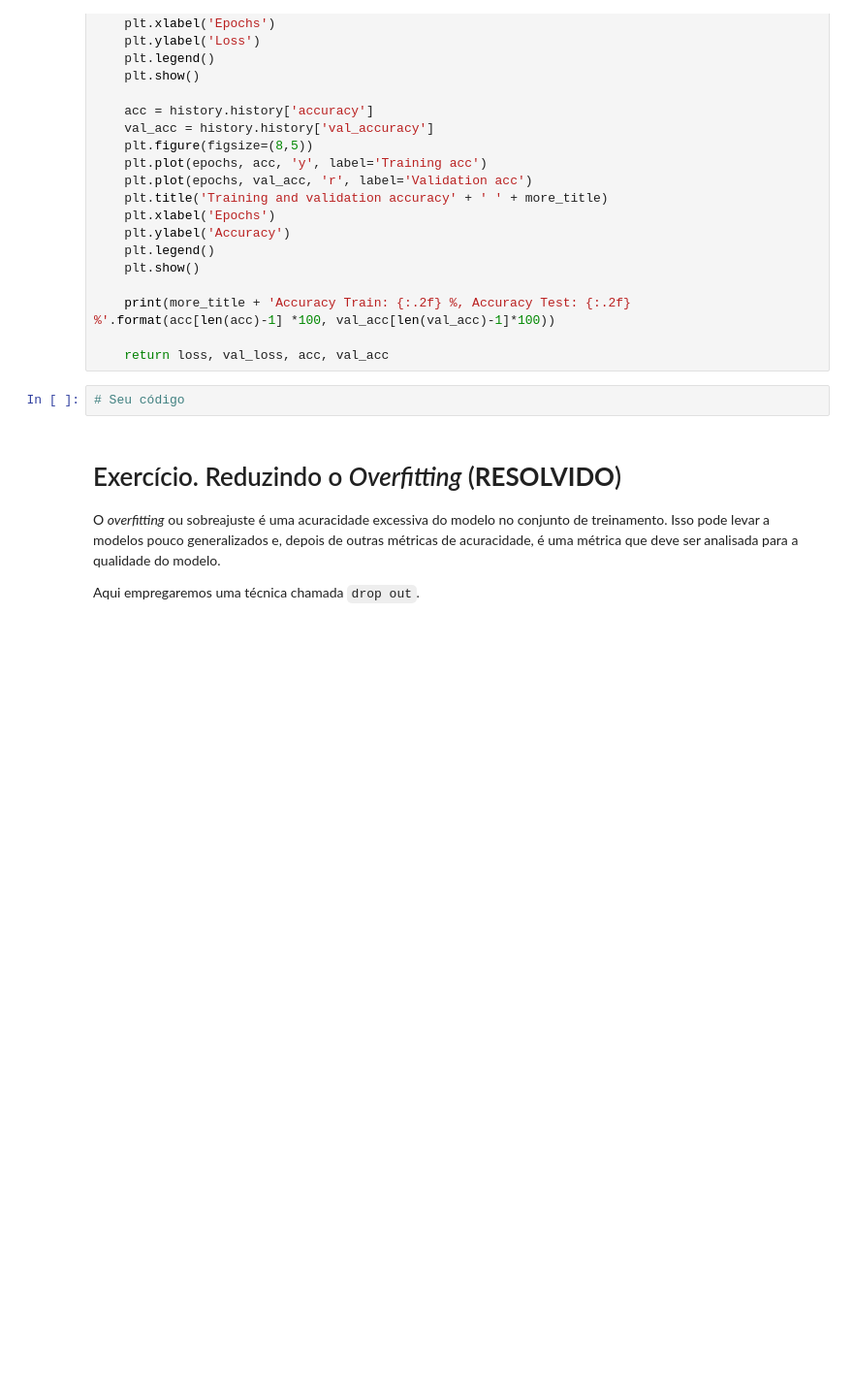
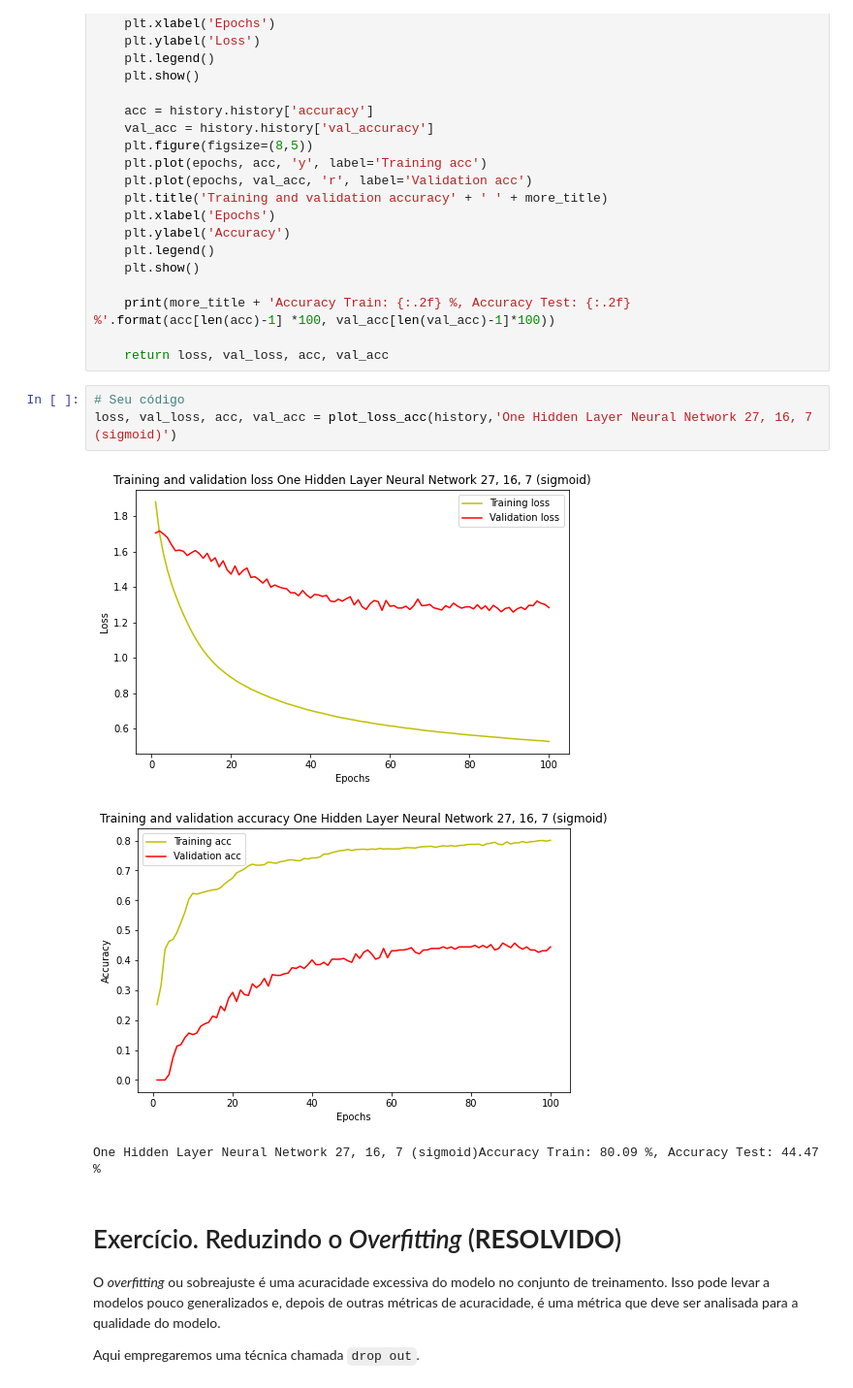
Before and after one commit to userlinklearner/Pyhton-Projects, a Jupyter notebook: T13_DeepLearning_Lab.ipynb, the cells around one changed output. Shown at 97% size. Saved outputs shown, nothing was run; the diff lists cells and outputs as text; blank space fills up the shorter version.

```diff
--- a/T13_DeepLearning_Lab.ipynb
+++ b/T13_DeepLearning_Lab.ipynb
@@ -151,8 +264,13 @@ def plot_loss_acc(history,more_title=''):
     print(more_title + 'Accuracy Train: {:.2f} %, Accuracy Test: {:.2f} %'.format(acc[len(acc)-1] *100, val_acc[len(val_acc)-1]*100))
 
     return loss, val_loss, acc, val_acc
-# %%
-# Seu código
+# %%
+# Seu código
+loss, val_loss, acc, val_acc = plot_loss_acc(history,'One Hidden Layer Neural Network 27, 16, 7 (sigmoid)')
+# %% [output]
+[figure, added]
+[figure, added]
+One Hidden Layer Neural Network 27, 16, 7 (sigmoid)Accuracy Train: 80.09 %, Accuracy Test: 44.47 %
 # %% [markdown]
 # Exercício. Reduzindo o *Overfitting* (**RESOLVIDO**)
 
```
Also changed, not shown: parts of 24 cells of this notebook.
